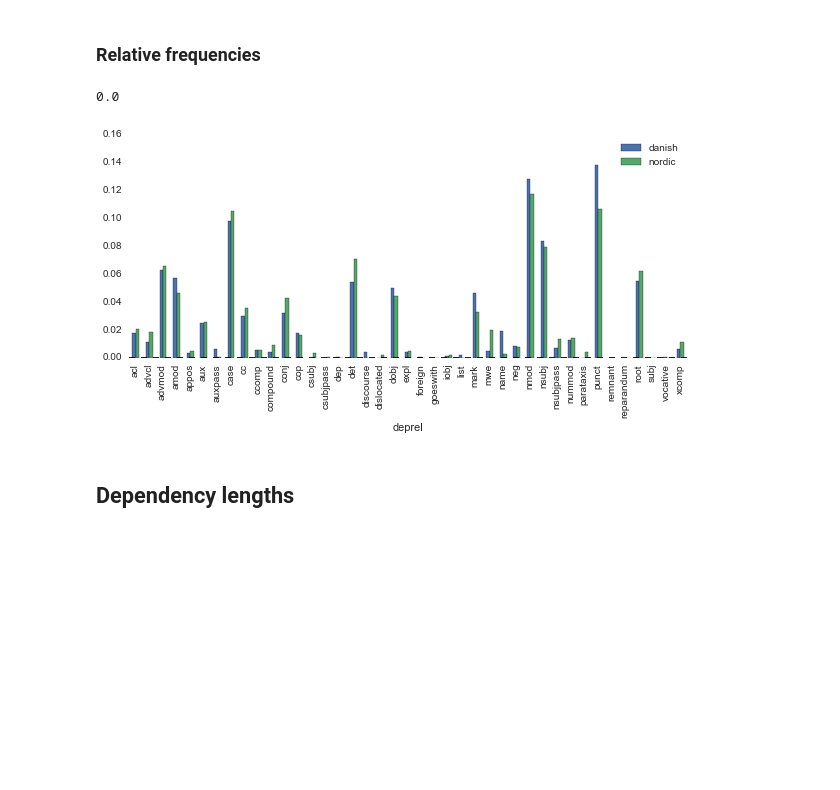
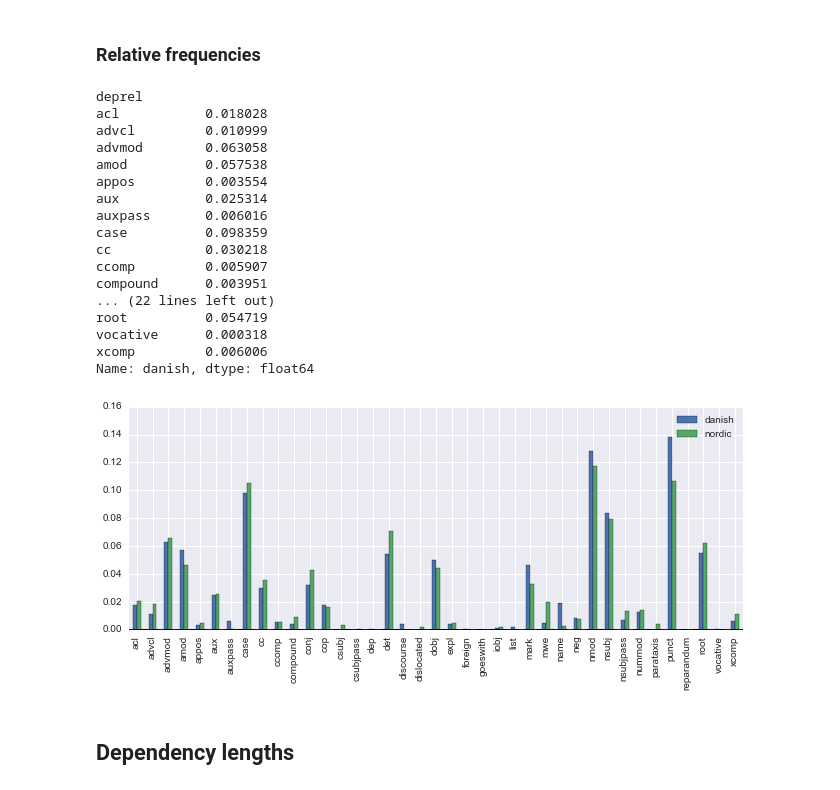
Before and after one commit to coastalcph/ud-danish-conversion, a Jupyter notebook: notebooks/Compare treebanks.ipynb, the cells around one changed output. Saved outputs shown, nothing was run; the diff lists cells and outputs as text; code cells hidden in the pictures; blank space fills up the shorter version.

Commit message:
remove subj from plot

```diff
--- a/notebooks/Compare treebanks.ipynb
+++ b/notebooks/Compare treebanks.ipynb
@@ -42,32 +42,51 @@ all_counts['abs_dist'] = all_counts['left_dist'] + all_counts['right_dist']
 # %% [markdown]
 ### Relative frequencies
 # %%
-fig, ax = plt.subplots(figsize=(10,4))
+fig, ax = plt.subplots(figsize=(11,4))
 lang_vectors = create_lang_vectors(all_counts, ['deprel'], 'count')
 
 ax.set_ylim((0,0.16))
 #compare_langs = lang_vectors.ix[nordic_langs].mean()
 #danish = lang_vectors.ix['danish']
 #compare_df = pd.DataFrame({'nordic': compare_langs, 'danish': danish})
 #compare_df.plot(kind='bar', ax=ax)
 #plt.savefig("deprel-nordic.pdf")
 
 compare_langs_all = lang_vectors.ix[all_langs].mean()
 nordic = lang_vectors.ix[nordic_langs].mean()
 germanic = lang_vectors.ix[germanic_langs].mean()
 
 danish = lang_vectors.ix['danish']
-print(danish['subj'])
+danish=danish[danish>0.0] #remove spurious 'subj' that comes from Hebrew
+nordic=nordic[nordic>0.0]
+print(danish)
 #compare_df = pd.DataFrame({'all': compare_langs_all, 'danish': danish, 'nordic': nordic, 'germanic': germanic})
 #compare_df = pd.DataFrame({ 'danish': danish, 'rest': compare_langs_all})
 compare_df = pd.DataFrame({ 'danish': danish, 'nordic': nordic})
 
 compare_df.plot(kind='bar', ax=ax)
-plt.savefig("deprel-nordic.pdf")
+plt.axhline(0, color='k')
+plt.savefig("deprel-nordic.pdf",bbox_inches='tight')
 #plt.savefig("deprel-all.pdf")
 # %% [output]
-0.0
+deprel
+acl           0.018028
+advcl         0.010999
+advmod        0.063058
+amod          0.057538
+appos         0.003554
+aux           0.025314
+auxpass       0.006016
+case          0.098359
+cc            0.030218
+ccomp         0.005907
+compound      0.003951
+... (22 lines left out)
+root          0.054719
+vocative      0.000318
+xcomp         0.006006
+Name: danish, dtype: float64
-[figure, old version]
+[figure, new version]
 # %% [markdown]
 ## Dependency lengths
 # %%
```
Also changed, not shown: parts of 3 cells of this notebook.
